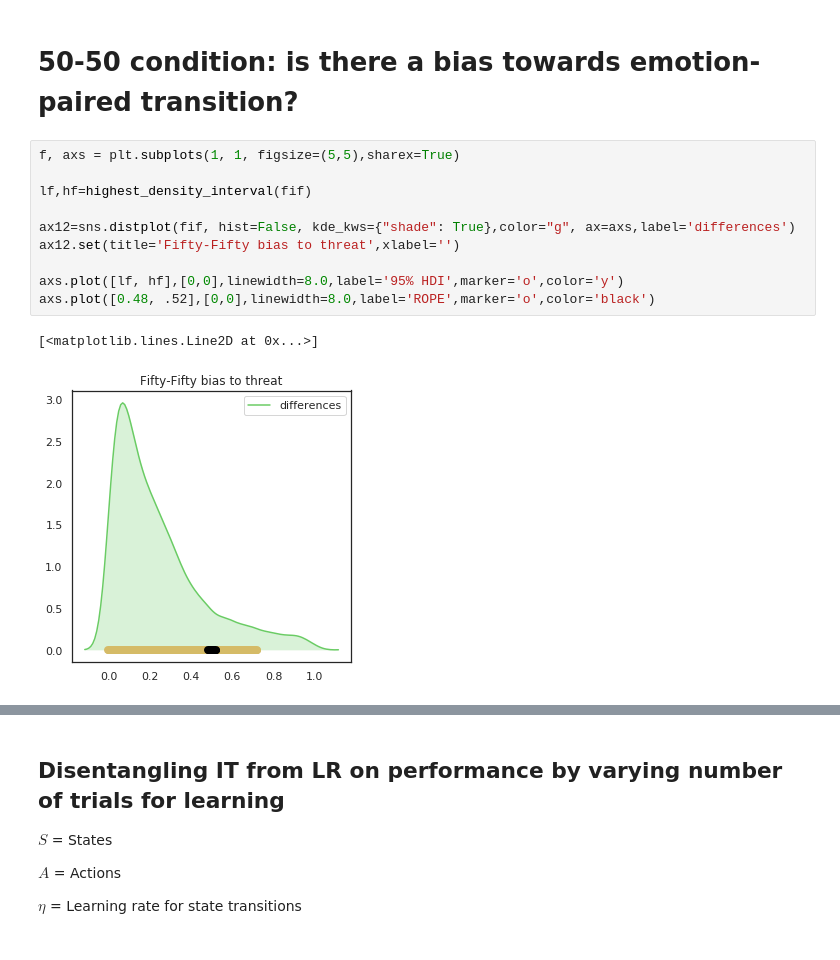
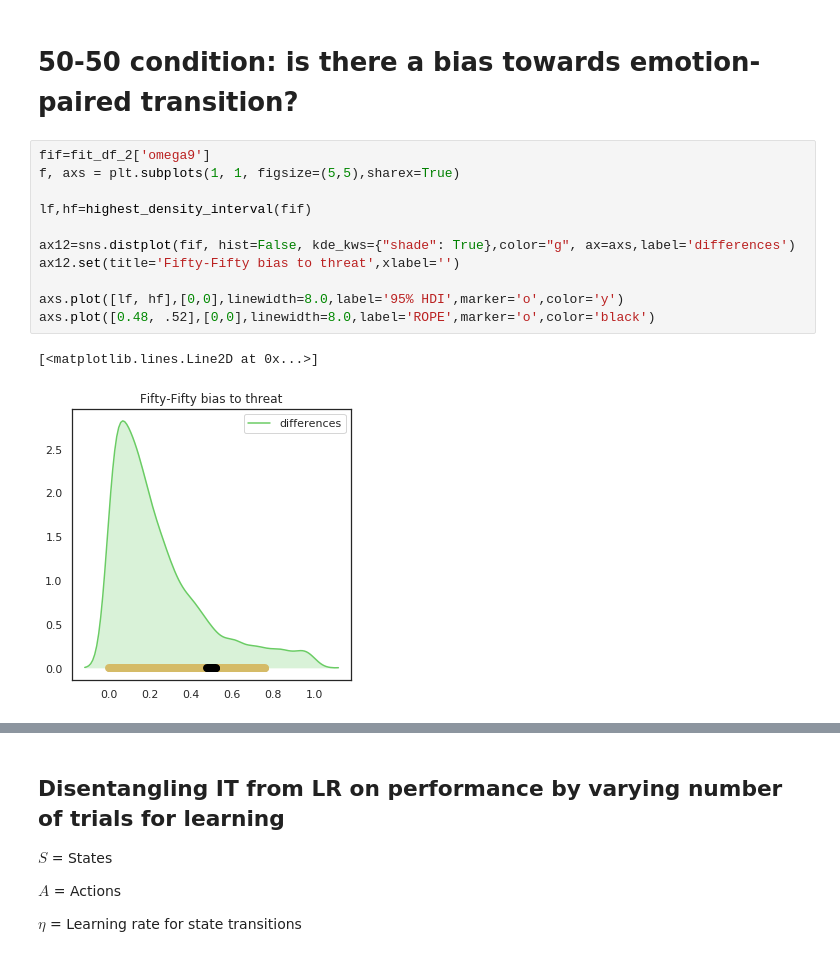
Before and after one commit to psharp1289/MBLearning_Worry_MPC, a Jupyter notebook: full_study/bayesian_models.ipynb, the cells around one changed output, grey strips where cells are left out. Saved outputs shown, nothing was run; the diff lists cells and outputs as text.

```diff
--- a/full_study/bayesian_models.ipynb
+++ b/full_study/bayesian_models.ipynb
@@ -797,15 +895,16 @@ LE : -0.33889549367307126
 # %% [markdown]
 # 50-50 condition: is there a bias towards emotion-paired transition?
 # %%
+fif=fit_df_2['omega9']
 f, axs = plt.subplots(1, 1, figsize=(5,5),sharex=True)
 
 lf,hf=highest_density_interval(fif)
 
 ax12=sns.distplot(fif, hist=False, kde_kws={"shade": True},color="g", ax=axs,label='differences')
 ax12.set(title='Fifty-Fifty bias to threat',xlabel='')
 
 axs.plot([lf, hf],[0,0],linewidth=8.0,label='95% HDI',marker='o',color='y')
 axs.plot([0.48, .52],[0,0],linewidth=8.0,label='ROPE',marker='o',color='black')
 # %% [output]
 [<matplotlib.lines.Line2D at 0x...>]
-[figure, old version]
+[figure, new version]
```
Also changed, not shown: parts of 9 cells of this notebook.
